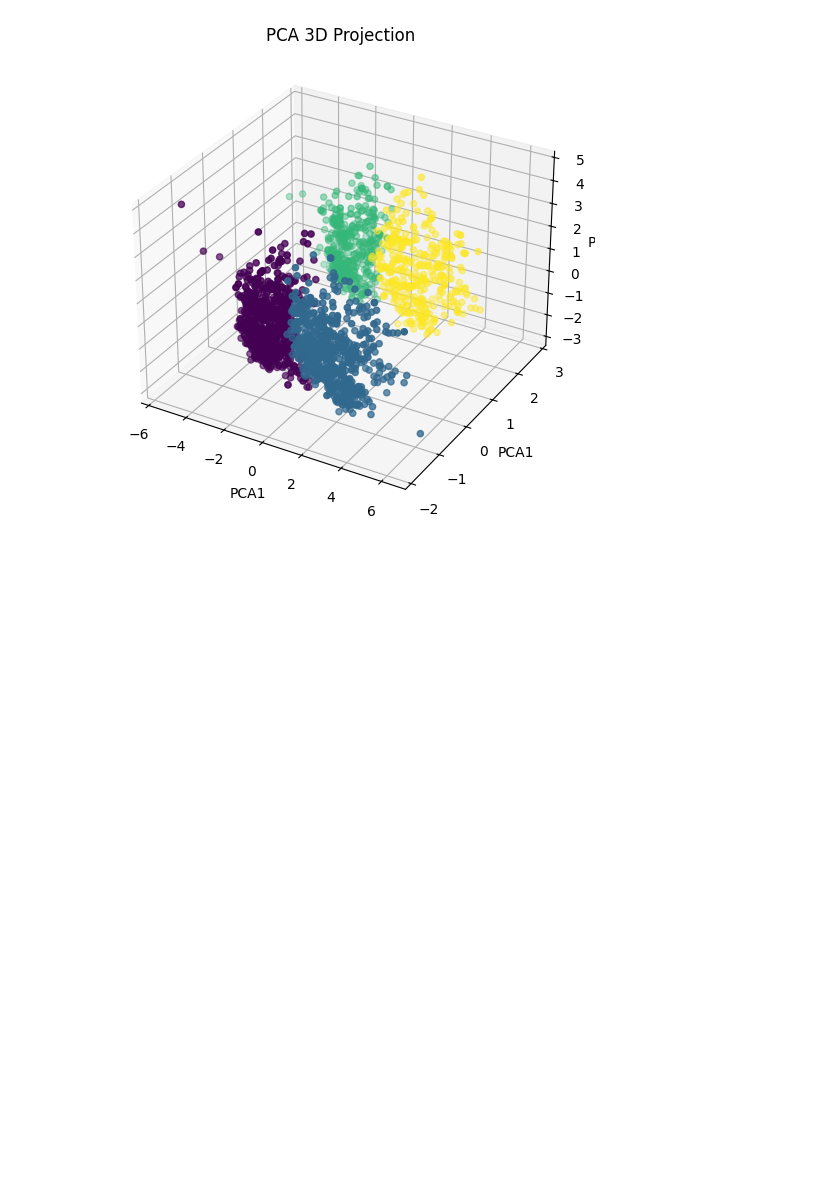
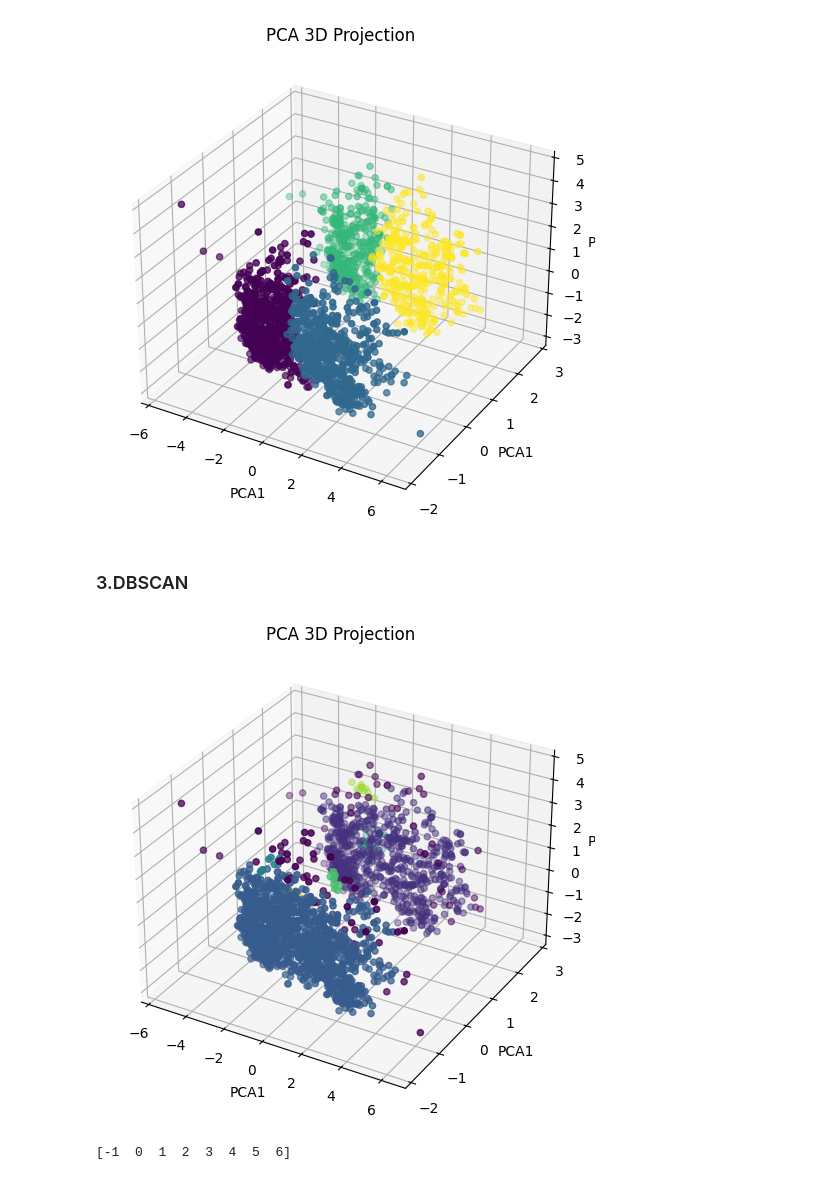
Before and after one commit to Ishu335/Smart-Cart-Clustering-System, a Jupyter notebook: smart_cart.ipynb, the cells around one changed output. Saved outputs shown, nothing was run; the diff lists cells and outputs as text; code cells hidden in the pictures; blank space fills up the shorter version.

Commit message:
DBSCAN is also compleated

```diff
--- a/smart_cart.ipynb
+++ b/smart_cart.ipynb
@@ -309,3 +313,25 @@ ax.set_title("PCA 3D Projection")
 plt.tight_layout()
 # %% [output]
 [figure]
+# %% [markdown]
+###  3.DBSCAN
+# %%
+from sklearn.cluster import DBSCAN
+db=DBSCAN()
+lables_db=db.fit_predict(df_pca)
+# %%
+fig=plt.figure(figsize=(5,9))
+ax=fig.add_subplot(111,projection="3d")
+ax.scatter(df_pca[:,0],df_pca[:,1],df_pca[:,2],c=lables_db)
+ax.set_xlabel("PCA1")
+ax.set_ylabel("PCA1")
+ax.set_zlabel("PCA1")
+ax.set_title("PCA 3D Projection")
+plt.tight_layout()
+# %% [output]
+[figure, added]
+# %%
+# how many clusters are form
+print(np.unique(lables_db))  # -1 is outliers
+# %% [output]
+[-1  0  1  2  3  4  5  6]
```
Also changed, not shown: parts of 2 cells of this notebook.
